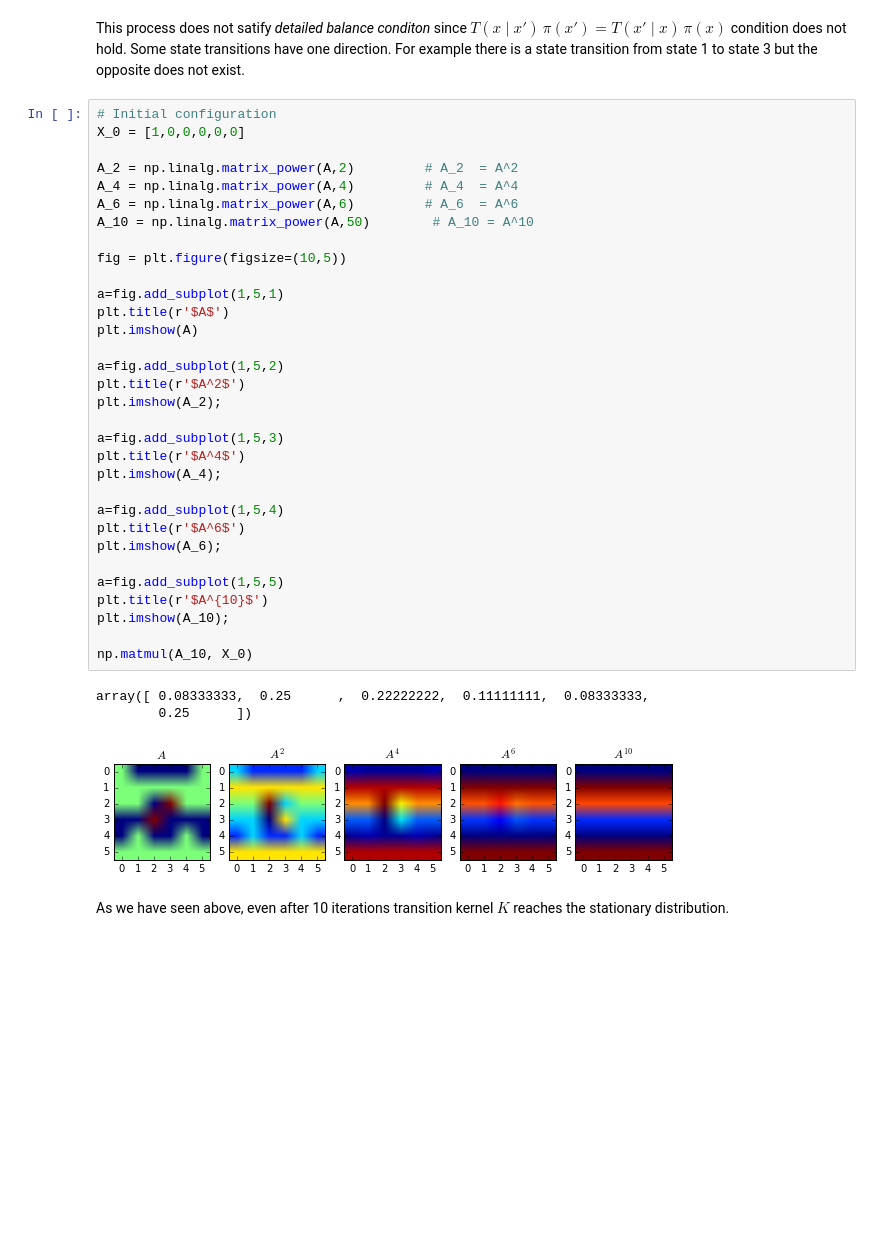
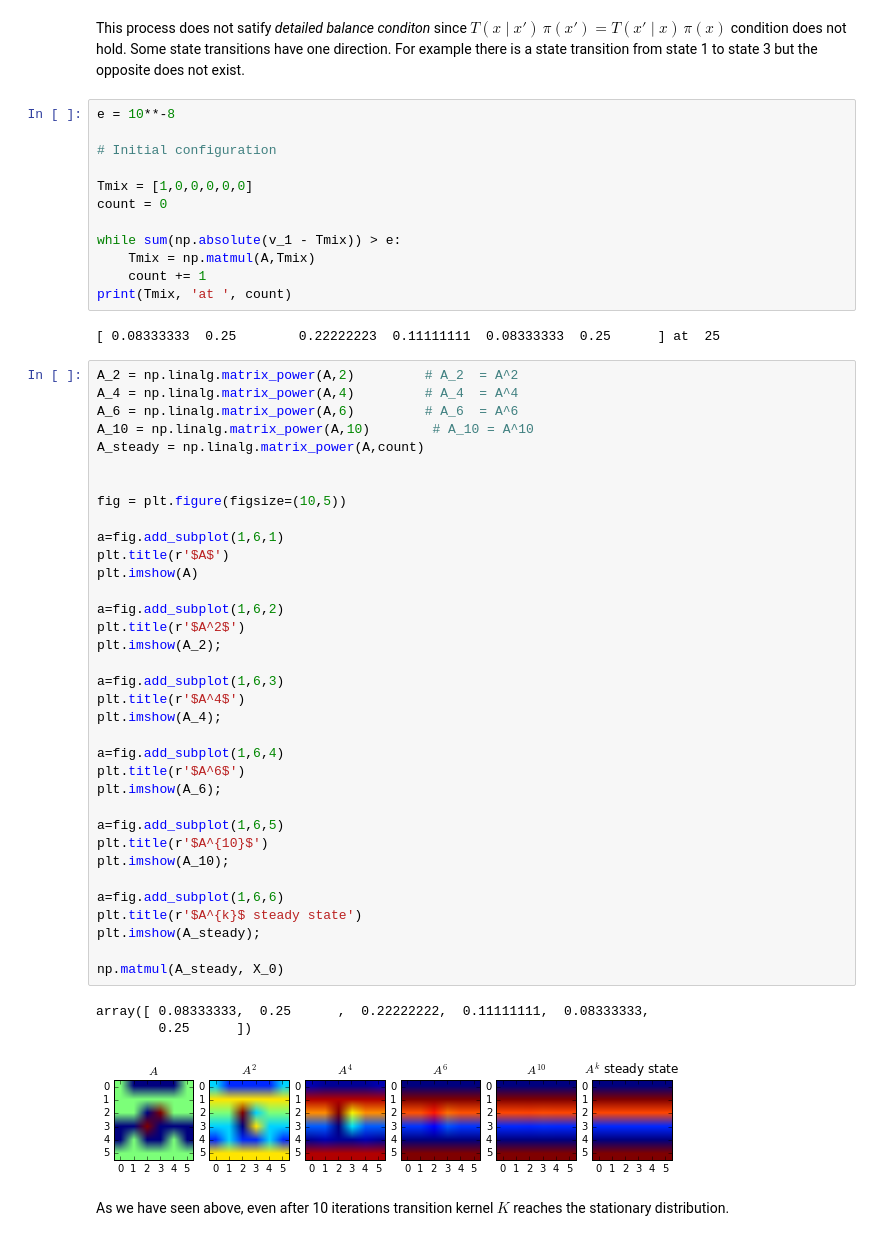
Before and after one commit to Bogazici-CMPE548-Spring2016/Cmpe548-Assignment2, a Jupyter notebook: assignment2.ipynb, the cells around one changed output. Saved outputs shown, nothing was run; the diff lists cells and outputs as text; blank space fills up the shorter version.

```diff
--- a/assignment2.ipynb
+++ b/assignment2.ipynb
@@ -51,42 +63,59 @@ print(v_1)
 ***Detailed Balance Condition***
 # %% [markdown]
 This process does not satify *detailed balance conditon* since $T(x \mid x')\, \pi (x') = T(x' \mid x)\, \pi (x)$ condition does not hold. Some state transitions have one direction. For example there is a state transition from state 1 to state 3 but the opposite does not exist.
+# %%
+e = 10**-8
+
+# Initial configuration
+
+Tmix = [1,0,0,0,0,0]
+count = 0
+
+while sum(np.absolute(v_1 - Tmix)) > e:
+    Tmix = np.matmul(A,Tmix)
+    count += 1
+print(Tmix, 'at ', count)
+# %% [output]
+[ 0.08333333  0.25        0.22222223  0.11111111  0.08333333  0.25      ] at  25
 # %%
-# Initial configuration
-X_0 = [1,0,0,0,0,0]
-
 A_2 = np.linalg.matrix_power(A,2)         # A_2  = A^2
 A_4 = np.linalg.matrix_power(A,4)         # A_4  = A^4
 A_6 = np.linalg.matrix_power(A,6)         # A_6  = A^6
-A_10 = np.linalg.matrix_power(A,50)        # A_10 = A^10
+A_10 = np.linalg.matrix_power(A,10)        # A_10 = A^10
+A_steady = np.linalg.matrix_power(A,count)
+
 
 fig = plt.figure(figsize=(10,5))
 
-a=fig.add_subplot(1,5,1)
+a=fig.add_subplot(1,6,1)
 plt.title(r'$A$')
 plt.imshow(A)
 
-a=fig.add_subplot(1,5,2)
+a=fig.add_subplot(1,6,2)
 plt.title(r'$A^2$')
 plt.imshow(A_2);
 
-a=fig.add_subplot(1,5,3)
+a=fig.add_subplot(1,6,3)
 plt.title(r'$A^4$')
 plt.imshow(A_4);
 
-a=fig.add_subplot(1,5,4)
+a=fig.add_subplot(1,6,4)
 plt.title(r'$A^6$')
 plt.imshow(A_6);
 
-a=fig.add_subplot(1,5,5)
+a=fig.add_subplot(1,6,5)
 plt.title(r'$A^{10}$')
 plt.imshow(A_10);
 
-np.matmul(A_10, X_0)
+a=fig.add_subplot(1,6,6)
+plt.title(r'$A^{k}$ steady state')
+plt.imshow(A_steady);
+
+np.matmul(A_steady, X_0)
 # %% [output]
 array([ 0.08333333,  0.25      ,  0.22222222,  0.11111111,  0.08333333,
         0.25      ])
-[figure, old version]
+[figure, new version]
 # %% [markdown]
 As we have seen above, even after 10 iterations transition kernel $K$ reaches the stationary distribution.
 # %%
```
Also changed, not shown: parts of 10 cells of this notebook.
